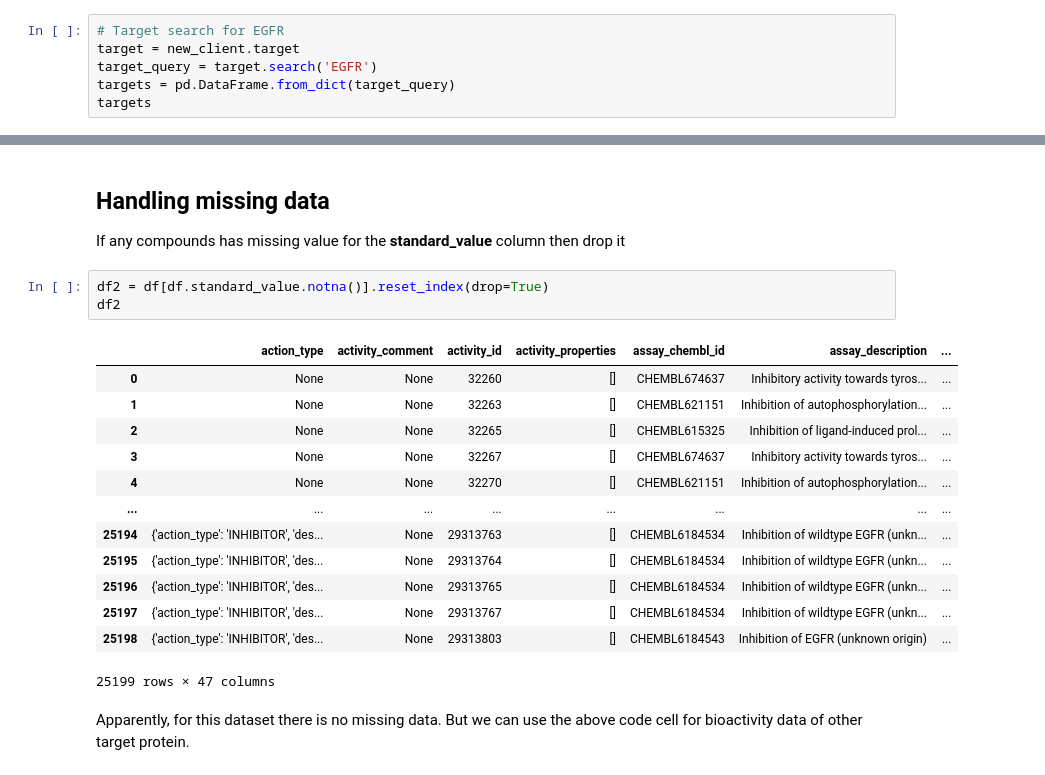
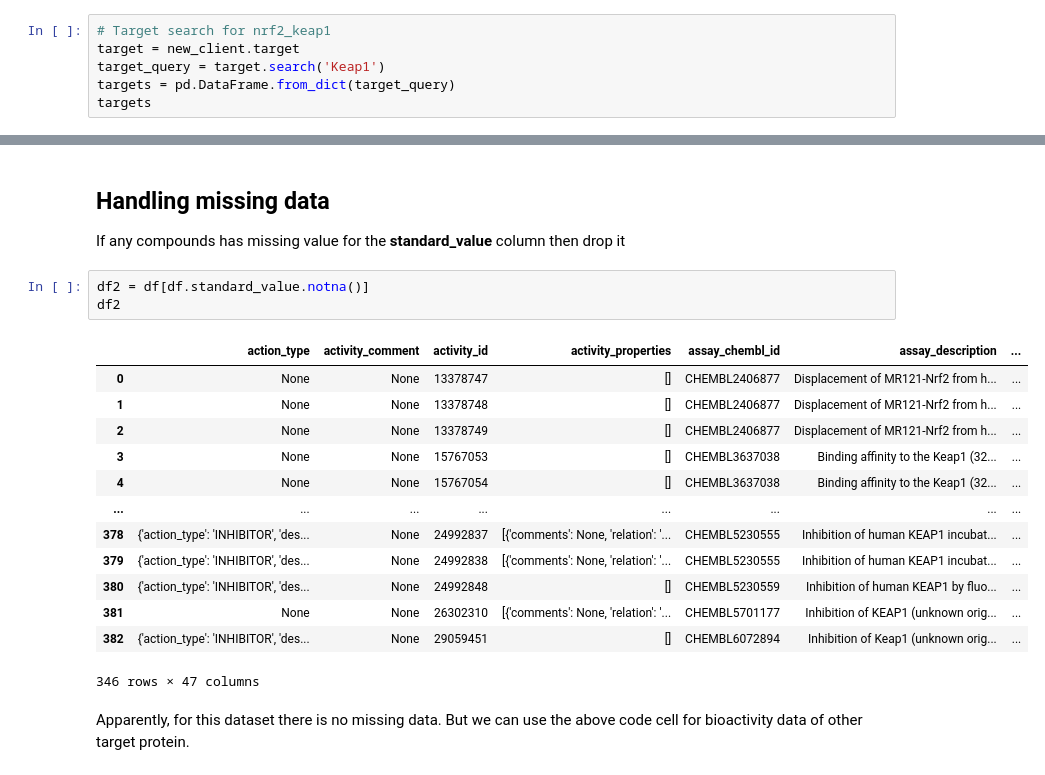
Before and after one commit to israakadhem0-coder/coronavirus, a Jupyter notebook: python/CDD_ML_Part_1_EGFR.ipynb, the cells around one changed output, grey strips where cells are left out. Drawn from its saved outputs; the diff is of its cells as text.

```diff
--- a/python/CDD_ML_Part_1_EGFR.ipynb
+++ b/python/CDD_ML_Part_1_EGFR.ipynb
@@ -36,9 +29,9 @@ from chembl_webresource_client.new_client import new_client
 # %% [markdown]
 ### **Target search for keap1**
 # %%
-# Target search for EGFR
+# Target search for nrf2_keap1
 target = new_client.target
-target_query = target.search('EGFR')
+target_query = target.search('Keap1')
 targets = pd.DataFrame.from_dict(target_query)
 targets
 # %% [output]
@@ -104,22 +93,22 @@ action_type,activity_comment,activity_id,activity_properties,assay_chembl_id,ass
 ## **Handling missing data**
 If any compounds has missing value for the **standard_value** column then drop it
 # %%
-df2 = df[df.standard_value.notna()].reset_index(drop=True)
+df2 = df[df.standard_value.notna()]
 df2
 # %% [output]
 |  | action_type | activity_comment | activity_id | activity_properties | assay_chembl_id | assay_description | ... |
-| 0 | None | None | 32260 | [] | CHEMBL674637 | Inhibitory activity towards tyros... | ... |
-| 1 | None | None | 32263 | [] | CHEMBL621151 | Inhibition of autophosphorylation... | ... |
-| 2 | None | None | 32265 | [] | CHEMBL615325 | Inhibition of ligand-induced prol... | ... |
-| 3 | None | None | 32267 | [] | CHEMBL674637 | Inhibitory activity towards tyros... | ... |
-| 4 | None | None | 32270 | [] | CHEMBL621151 | Inhibition of autophosphorylation... | ... |
+| 0 | None | None | 13378747 | [] | CHEMBL2406877 | Displacement of MR121-Nrf2 from h... | ... |
+| 1 | None | None | 13378748 | [] | CHEMBL2406877 | Displacement of MR121-Nrf2 from h... | ... |
+| 2 | None | None | 13378749 | [] | CHEMBL2406877 | Displacement of MR121-Nrf2 from h... | ... |
+| 3 | None | None | 15767053 | [] | CHEMBL3637038 | Binding affinity to the Keap1 (32... | ... |
+| 4 | None | None | 15767054 | [] | CHEMBL3637038 | Binding affinity to the Keap1 (32... | ... |
 | ... | ... | ... | ... | ... | ... | ... | ... |
-| 25194 | {'action_type': 'INHIBITOR', 'des... | None | 29313763 | [] | CHEMBL6184534 | Inhibition of wildtype EGFR (unkn... | ... |
-| 25195 | {'action_type': 'INHIBITOR', 'des... | None | 29313764 | [] | CHEMBL6184534 | Inhibition of wildtype EGFR (unkn... | ... |
-| 25196 | {'action_type': 'INHIBITOR', 'des... | None | 29313765 | [] | CHEMBL6184534 | Inhibition of wildtype EGFR (unkn... | ... |
-| 25197 | {'action_type': 'INHIBITOR', 'des... | None | 29313767 | [] | CHEMBL6184534 | Inhibition of wildtype EGFR (unkn... | ... |
-| 25198 | {'action_type': 'INHIBITOR', 'des... | None | 29313803 | [] | CHEMBL6184543 | Inhibition of EGFR (unknown origin) | ... |
+| 378 | {'action_type': 'INHIBITOR', 'des... | None | 24992837 | [{'comments': None, 'relation': '... | CHEMBL5230555 | Inhibition of human KEAP1 incubat... | ... |
+| 379 | {'action_type': 'INHIBITOR', 'des... | None | 24992838 | [{'comments': None, 'relation': '... | CHEMBL5230555 | Inhibition of human KEAP1 incubat... | ... |
+| 380 | {'action_type': 'INHIBITOR', 'des... | None | 24992848 | [] | CHEMBL5230559 | Inhibition of human KEAP1 by fluo... | ... |
+| 381 | None | None | 26302310 | [{'comments': None, 'relation': '... | CHEMBL5701177 | Inhibition of KEAP1 (unknown orig... | ... |
+| 382 | {'action_type': 'INHIBITOR', 'des... | None | 29059451 | [] | CHEMBL6072894 | Inhibition of Keap1 (unknown orig... | ... |
-25199 rows × 47 columns
+346 rows × 47 columns
 # %% [markdown]
 Apparently, for this dataset there is no missing data. But we can use the above code cell for bioactivity data of other target protein.
 # %% [markdown]
```
Also changed, not shown: parts of 12 cells of this notebook.
